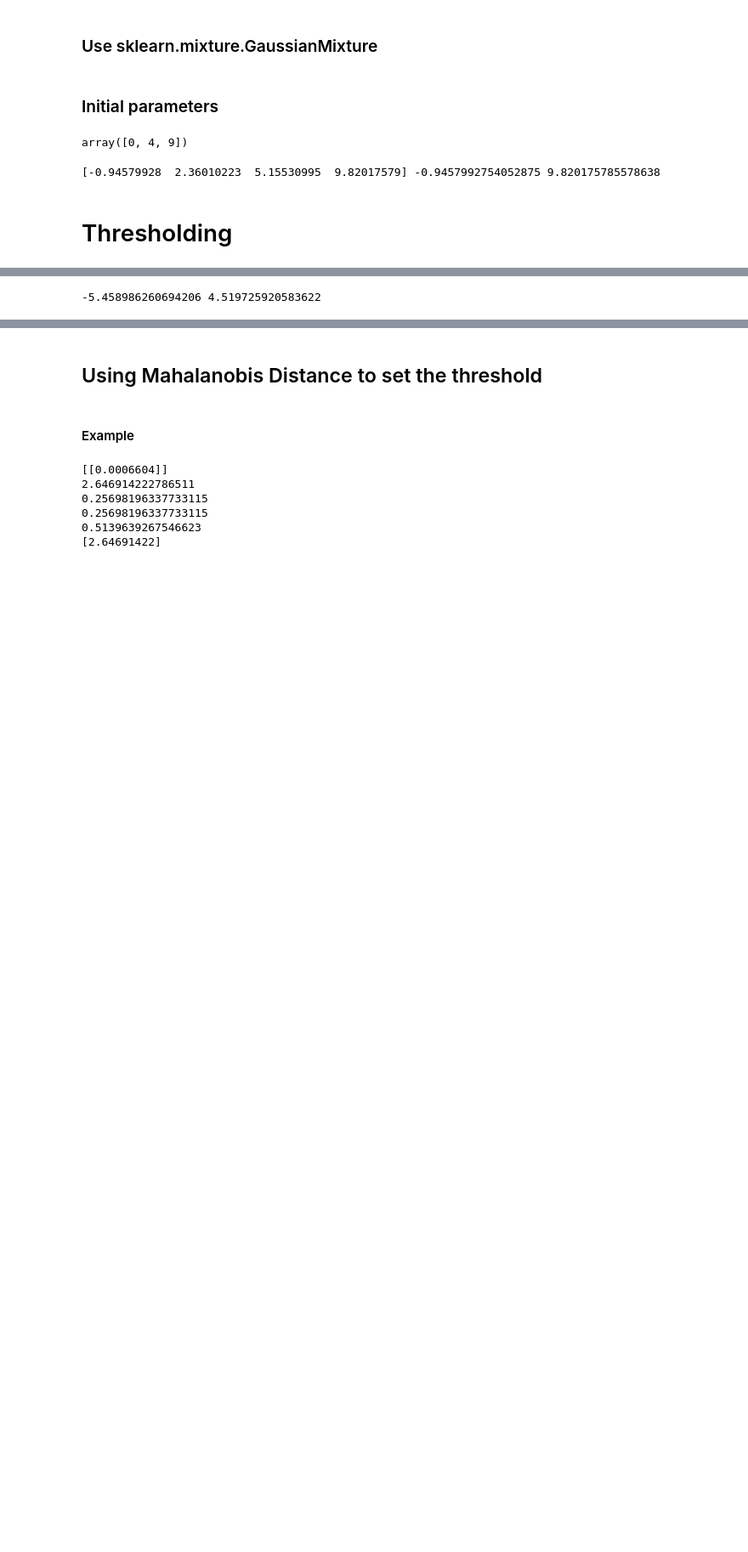
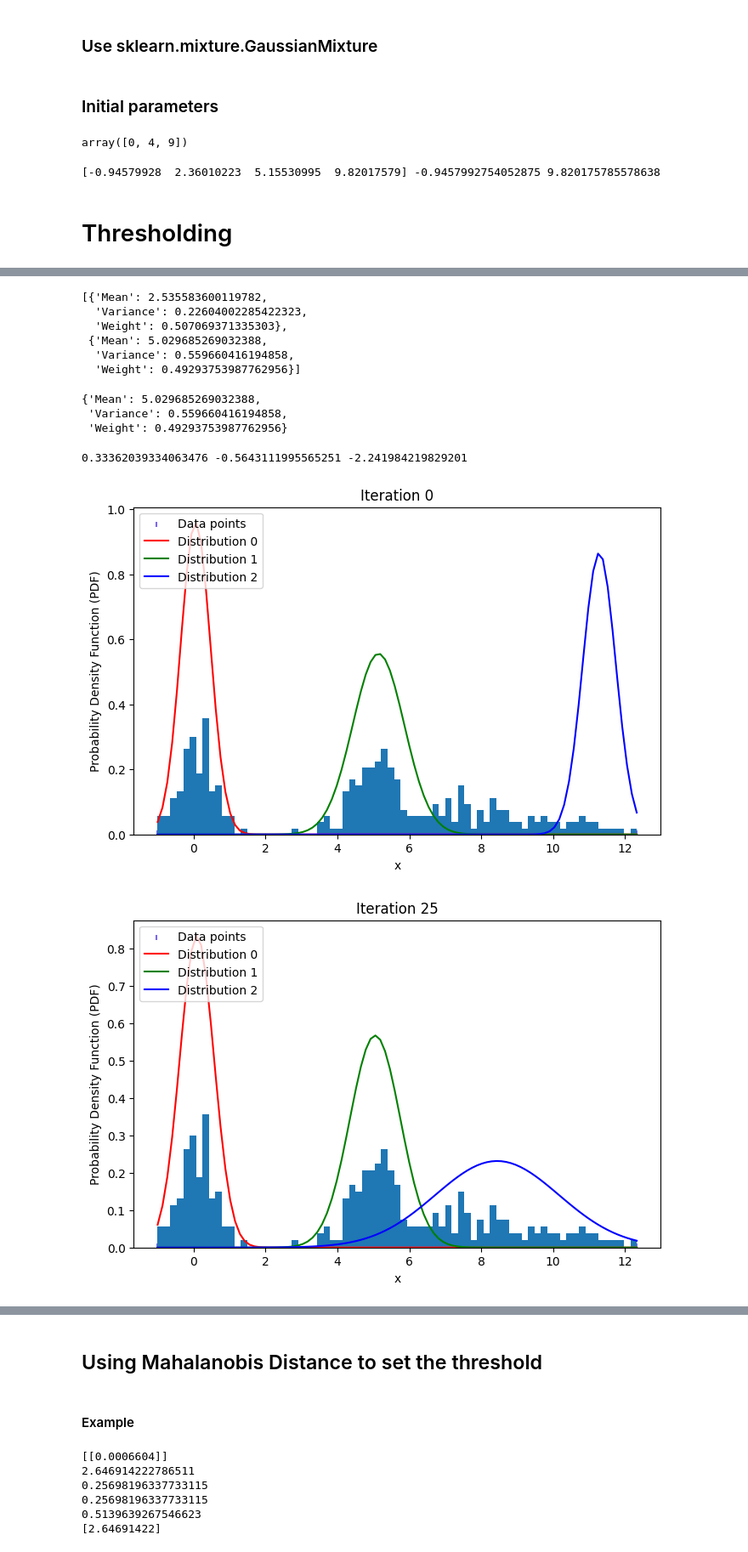
Before and after one commit to devitahalim/scie30001-project, a Jupyter notebook: notebooks/testGMM.ipynb, the cells around one changed output, grey strips where cells are left out. Shown at 85% size. Cells and saved outputs as stored; diff of their text form; code cells hidden in the pictures; blank space fills up the shorter version.

```diff
--- a/notebooks/testGMM.ipynb
+++ b/notebooks/testGMM.ipynb
@@ -194,4 +176,40 @@ sol2 = (-b+np.sqrt(dis))/(2*a)
-# %%
-print(sol1,sol2)
-# %% [output]
--5.458986260694206 4.519725920583622
+# %%
+X1=np.random.normal(5,np.sqrt(0.5),100)
+X2=np.random.normal(2.5,np.sqrt(0.2),100)
+X=np.array(list(X1)+list(X2))
+em=gauss.GaussianEM(X,2,[])
+em[-1]
+# %% [output]
+[{'Mean': 2.535583600119782,
+  'Variance': 0.22604002285422323,
+  'Weight': 0.507069371335303},
+ {'Mean': 5.029685269032388,
+  'Variance': 0.559660416194858,
+  'Weight': 0.49293753987762956}]
+# %%
+em[-1][1]
+# %% [output]
+{'Mean': 5.029685269032388,
+ 'Variance': 0.559660416194858,
+ 'Weight': 0.49293753987762956}
+# %%
+a=0.559660416194858-0.22604002285422323
+b=2*((0.22604002285422323*5.029685269032388)-(0.559660416194858*2.535583600119782))
+c=(0.559660416194858*(2.535583600119782**2))-(0.22604002285422323*(5.029685269032388**2))-(2*0.22604002285422323*0.559660416194858*np.log((0.507069371335303*np.sqrt(0.559660416194858))/(0.49293753987762956*np.sqrt(0.22604002285422323))))
+
+d=(b**2)-(4*a*c)
+thres1= (-b-np.sqrt(d))/(2*a)
+thres2= (-b+np.sqrt(d))/(2*a)
+print(a,b,c)
+# %% [output]
+0.33362039334063476 -0.5643111995565251 -2.241984219829201
+# %%
+X1=np.random.normal(5,np.sqrt(0.5),100)
+X2=np.random.normal(0.1,np.sqrt(0.2),100)
+X3=np.random.normal(8,np.sqrt(3),100)
+X=np.array(list(X1)+list(X2)+list(X3))
+em=gauss.GaussianEM(X,3,[])
+gauss.PlotGMM(X,em,25,[],[])
+# %% [output]
+[figure, added]
+[figure, added]
```
Also changed, not shown: parts of 16 cells of this notebook, 2 other files.
